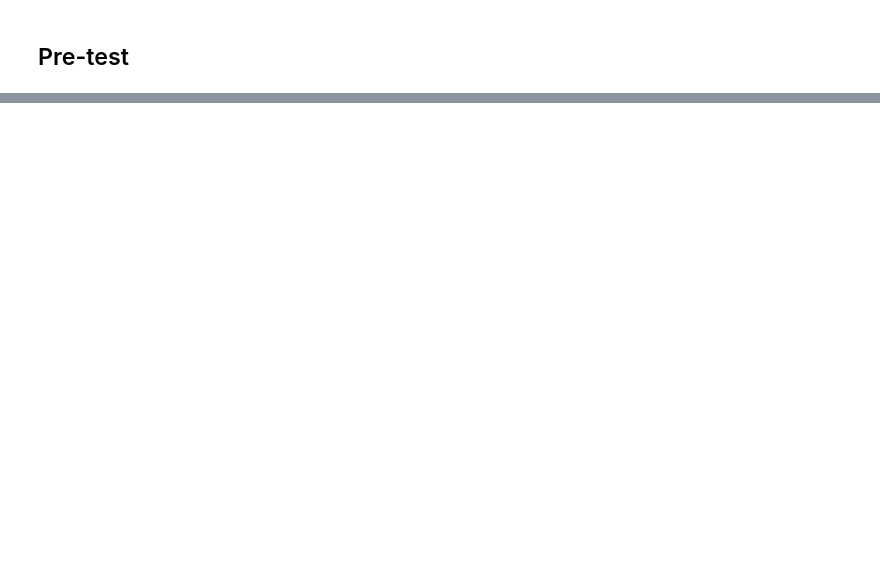
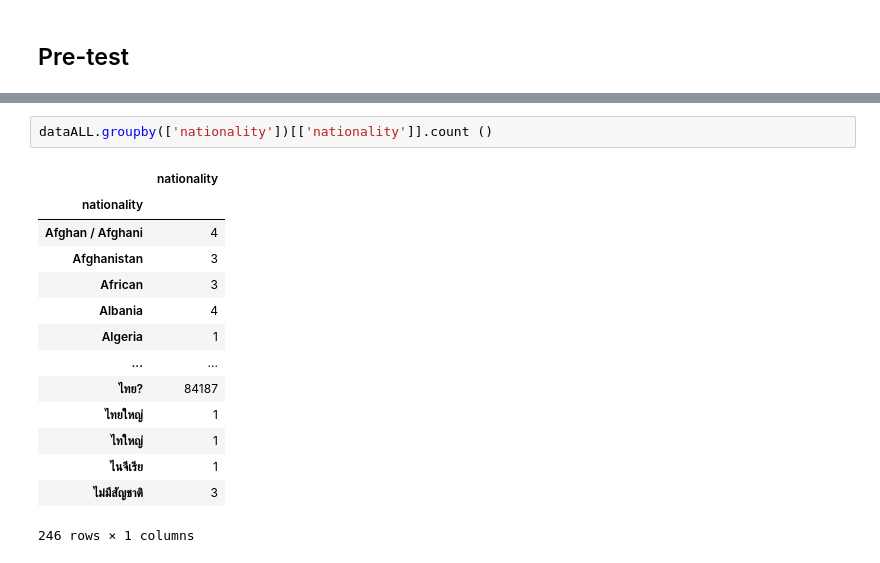
Before and after one commit to qmcnn/Data-Mining, a Jupyter notebook: Data_Preprocessing_(Chapter_3).ipynb, the cells around one changed output, grey strips where cells are left out. Saved outputs shown, nothing was run; the diff lists cells and outputs as text; blank space fills up the shorter version.

```diff
--- a/Data_Preprocessing_(Chapter_3).ipynb
+++ b/Data_Preprocessing_(Chapter_3).ipynb
@@ -1516,0 +1956,17 @@ df
+# %%
+dataALL.groupby(['nationality'])[['nationality']].count ()
+# %% [output]
+|  | nationality |
+| nationality |  |
+| Afghan / Afghani | 4 |
+| Afghanistan | 3 |
+| African | 3 |
+| Albania | 4 |
+| Algeria | 1 |
+| ... | ... |
+| ไทย? | 84187 |
+| ไทยใหญ่ | 1 |
+| ไทใหญ่ | 1 |
+| ไนจีเรีย | 1 |
+| ไม่มีสัญชาติ | 3 |
+246 rows × 1 columns
```
Also changed, not shown: parts of 56 cells of this notebook.
